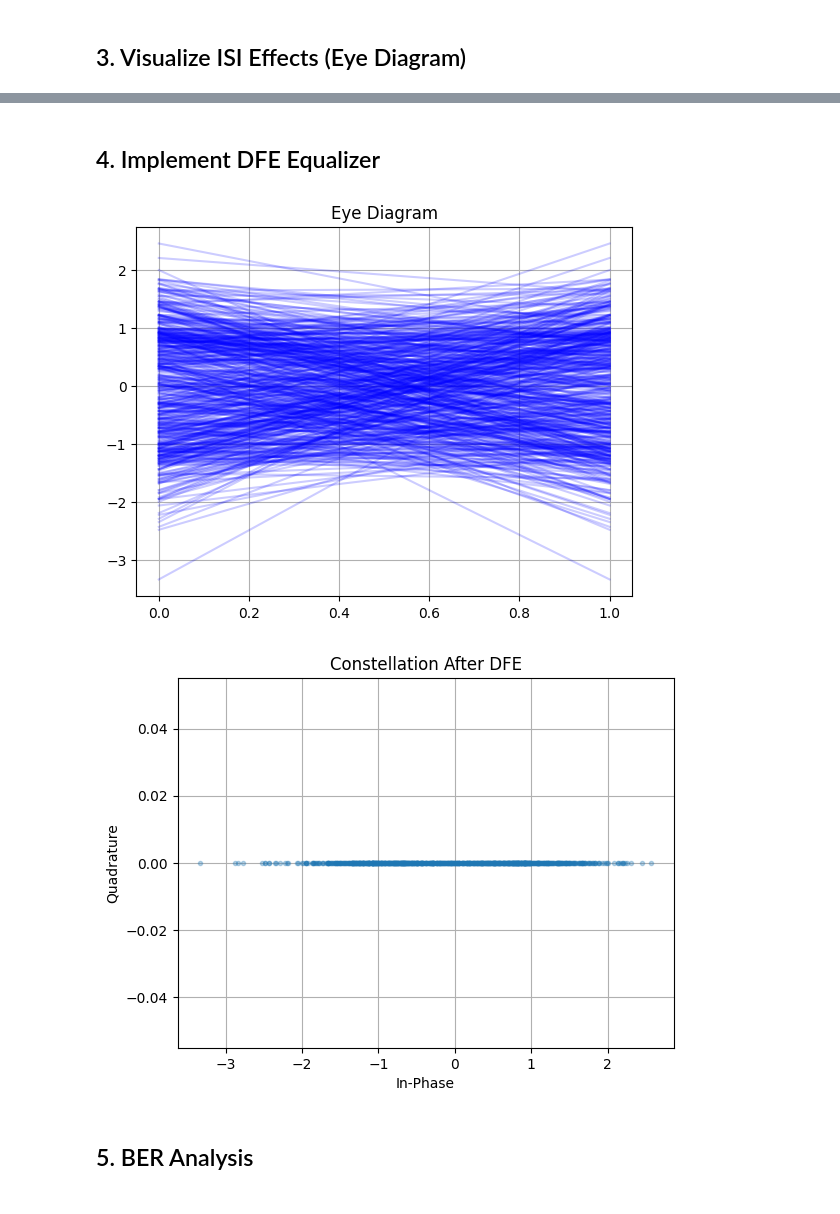
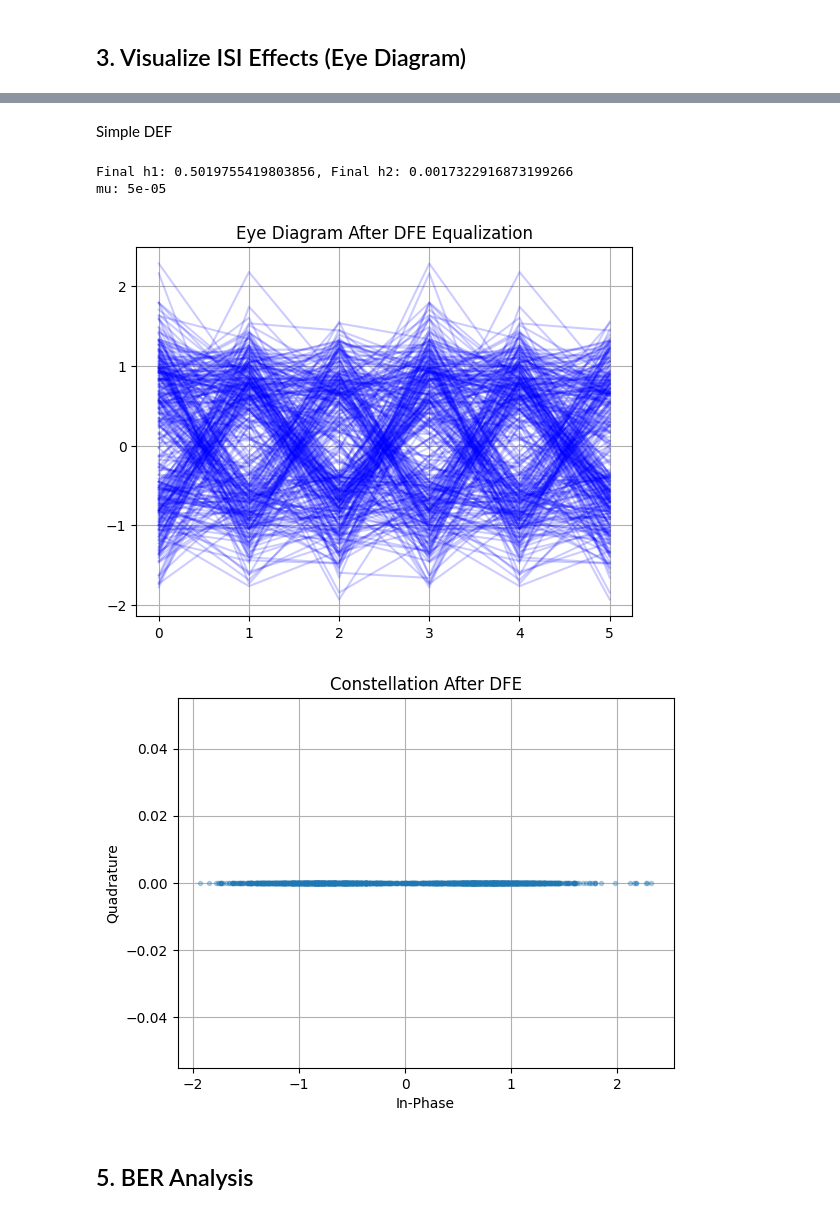
Before and after one commit to Scurbs/FS25_MSP_digitalcom, a Jupyter notebook: Project_DEFI/notebook/Project5_Starter.ipynb, the cells around one changed output, grey strips where cells are left out. Cells and saved outputs as stored; diff of their text form; code cells hidden in the pictures.

```diff
--- a/Project_DEFI/notebook/Project5_Starter.ipynb
+++ b/Project_DEFI/notebook/Project5_Starter.ipynb
@@ -54,22 +51,10 @@ plt.show()
 # TODO: Eye diagram before equalization
 #digital.plot_eye(received, sps=1)
 
-def plot_eye(signal, sps=1, span=2, offset=0):
-    num_segments = len(signal) // (sps * span)
-    plt.figure()
-    for i in range(num_segments):
-        start = i * sps
-        segment = signal[start+offset:start+offset+sps*span]
-        if len(segment) == sps*span:
-            plt.plot(segment, color='blue', alpha=0.2)
-    plt.title('Eye Diagram')
-    plt.grid(True)
-    plt.show()
+# Eye Diagram
+plot_eye(received, sps=3, title ='Eye Diagram Before Equalization')
 
-# Eye Diagram
-plot_eye(received, sps=1)
-
-plot_eye(received_noisy, sps=1)
+plot_eye(received_noisy, sps=3, title ='Eye Diagram After AWGN')
 
 sps = 1
 # Constellation Plot
@@ -83,7 +68,7 @@ plt.show()
 
 plt.figure()
 plt.plot(received_noisy[::sps], np.zeros_like(received_noisy[::sps]), '.', alpha=0.3)
-plt.title('Constellation Before Equalization noisy')
+plt.title('Constellation After AWGN')
 plt.xlabel('In-Phase')
 plt.ylabel('Quadrature')
 plt.grid(True)
@@ -96,33 +81,58 @@ plt.show()
-# %% [markdown]
-## 4. Implement DFE Equalizer
+# %% [markdown]
+Simple DEF
 # %%
 # TODO: Implement basic DFE equalizer
 
-decisions = np.zeros_like(received_noisy)
-dfe_output = np.zeros_like(received_noisy)
+def two_tap_dfe(received, symbols, mu=0.0001):
+    N = len(received)
+    decisions = np.zeros(N)
+    dfe_output = np.zeros(N)
 
-# DFE parameter
-h1 = 0.5
+    h1 = 0.5
+    h2 = 0.0
+    h1_list = []
+    h2_list = []
 
-# DFE Loop
-for i in range(1, len(received_noisy)):
-    dfe_output[i] = received_noisy[i] - h1 * decisions[i-1]
-    decisions[i] = 1 if dfe_output[i] >= 0 else -1
+    # Initialize first two decisions to first two symbols to start feedback
+    decisions[0] = symbols[0]
+    decisions[1] = symbols[1]
 
+    for i in range(2, N):
+        dfe_out = received[i] - h1 * decisions[i-1] - h2 * decisions[i-2]
+        dfe_output[i] = dfe_out
+
+        decisions[i] = 1 if dfe_out >= 0 else -1
+
+        error = symbols[i] - dfe_out
+
+        h1 += mu * error * decisions[i-1]
+        h2 += mu * error * decisions[i-2]
+
+        h1_list.append(h1)
+        h2_list.append(h2)
+
+    return dfe_output, decisions, h1_list, h2_list
+mu = 1 / (len(symbols)*10)  # Adjust mu based on the number of symbols
+dfe_output, decisions, h1_track, h2_track = two_tap_dfe(received_noisy, symbols, mu=mu)
+print(f"Final h1: {h1_track[-1]}, Final h2: {h2_track[-1]}")
+print(f"mu: {mu}")
 # Eye Diagram after Equalization
-plot_eye(dfe_output, sps=1)
+plot_eye(dfe_output, sps=3, title='Eye Diagram After DFE Equalization',offset=2)
+
 
 # Constellation after Equalization
 plt.figure()
 plt.plot(dfe_output[::sps], np.zeros_like(dfe_output[::sps]), '.', alpha=0.3)
 plt.title('Constellation After DFE')
 plt.xlabel('In-Phase')
 plt.ylabel('Quadrature')
 plt.grid(True)
 plt.show()
 # %% [output]
+Final h1: 0.5019755419803856, Final h2: 0.0017322916873199266
+mu: 5e-05
-[figure, old version]
+[figure, new version]
-[figure, old version]
+[figure, new version]
 # %% [markdown]
 ## 5. BER Analysis
 # %%
```
Also changed, not shown: parts of 4 cells of this notebook, 1 other file.
